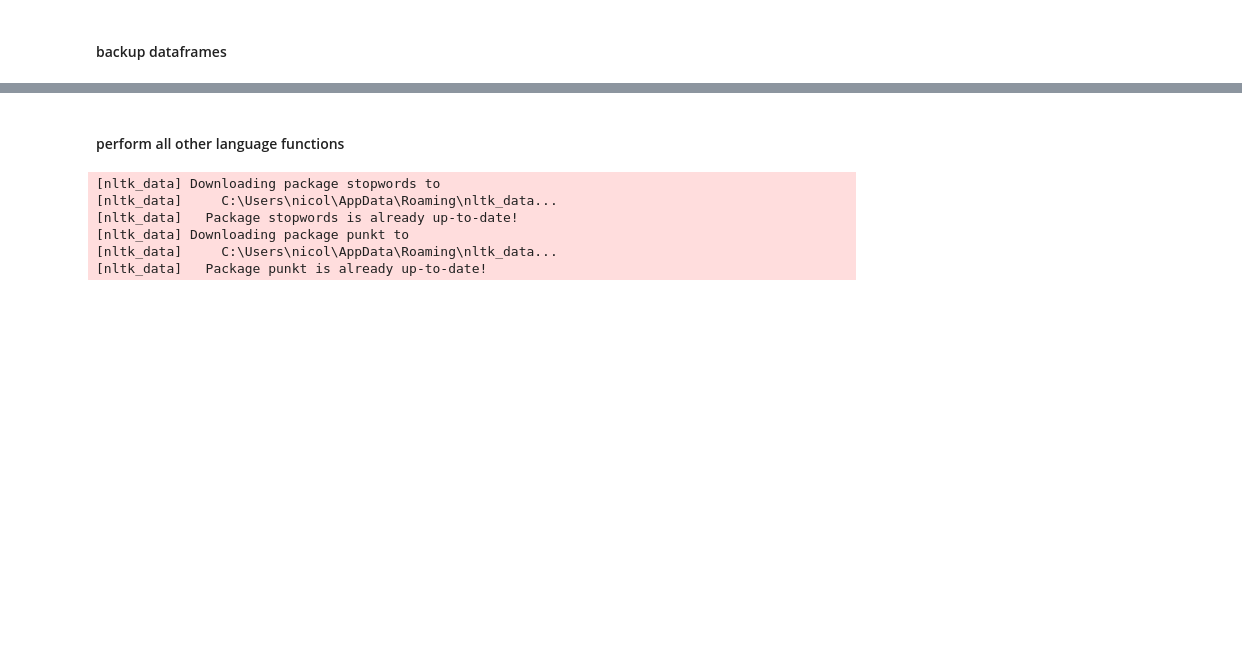
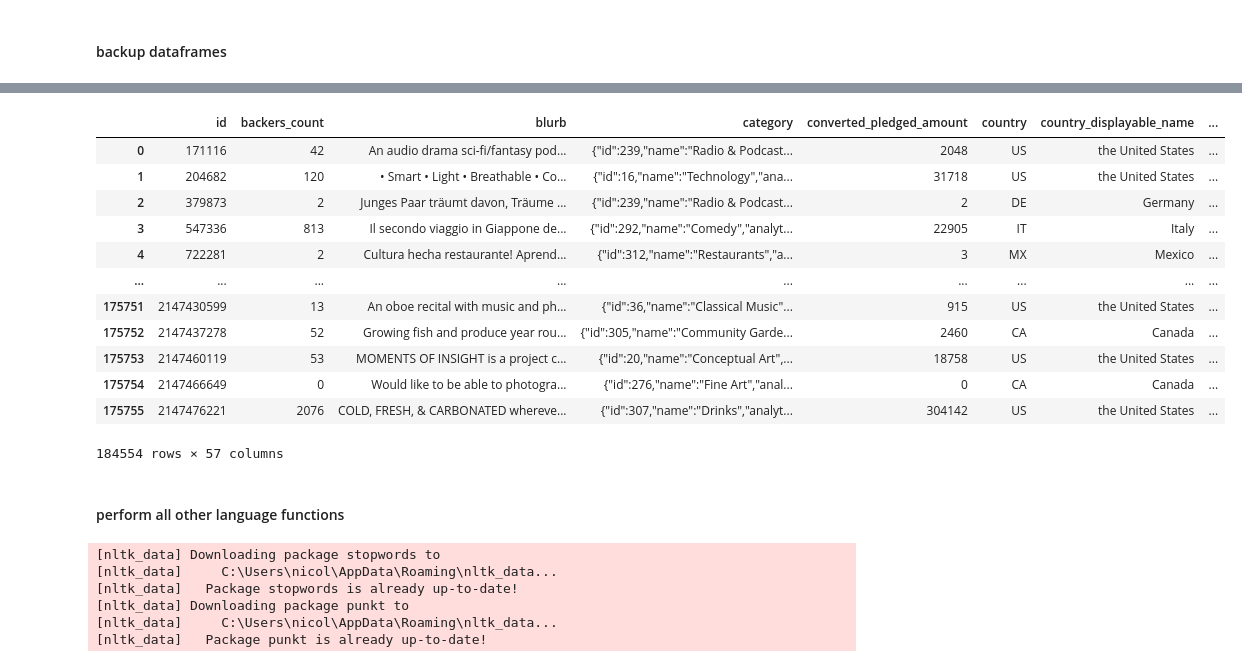
Before and after one commit to nicolerichter1989/kickstarter, a Jupyter notebook: kickstarter_project.ipynb, the cells around one changed output, grey strips where cells are left out. Drawn from its saved outputs; the diff is of its cells as text; code cells hidden in the pictures; blank space fills up the shorter version.

```diff
--- a/kickstarter_project.ipynb
+++ b/kickstarter_project.ipynb
@@ -296,0 +286,18 @@ df = pd.concat(map(pd.read_csv, ['translations_backup.csv', 'df_backup.csv']))
+# %%
+from src.language_functions import add_language_column
+
+add_language_column('name', df)
+# %% [output]
+|  | id | backers_count | blurb | category | converted_pledged_amount | country | country_displayable_name | ... |
+| 0 | 171116 | 42 | An audio drama sci-fi/fantasy pod... | {"id":239,"name":"Radio & Podcast... | 2048 | US | the United States | ... |
+| 1 | 204682 | 120 | • Smart • Light • Breathable • Co... | {"id":16,"name":"Technology","ana... | 31718 | US | the United States | ... |
+| 2 | 379873 | 2 | Junges Paar träumt davon, Träume ... | {"id":239,"name":"Radio & Podcast... | 2 | DE | Germany | ... |
+| 3 | 547336 | 813 | Il secondo viaggio in Giappone de... | {"id":292,"name":"Comedy","analyt... | 22905 | IT | Italy | ... |
+| 4 | 722281 | 2 | Cultura hecha restaurante! Aprend... | {"id":312,"name":"Restaurants","a... | 3 | MX | Mexico | ... |
+| ... | ... | ... | ... | ... | ... | ... | ... | ... |
+| 175751 | 2147430599 | 13 | An oboe recital with music and ph... | {"id":36,"name":"Classical Music"... | 915 | US | the United States | ... |
+| 175752 | 2147437278 | 52 | Growing fish and produce year rou... | {"id":305,"name":"Community Garde... | 2460 | CA | Canada | ... |
+| 175753 | 2147460119 | 53 | MOMENTS OF INSIGHT is a project c... | {"id":20,"name":"Conceptual Art",... | 18758 | US | the United States | ... |
+| 175754 | 2147466649 | 0 | Would like to be able to photogra... | {"id":276,"name":"Fine Art","anal... | 0 | CA | Canada | ... |
+| 175755 | 2147476221 | 2076 | COLD, FRESH, & CARBONATED whereve... | {"id":307,"name":"Drinks","analyt... | 304142 | US | the United States | ... |
+184554 rows × 57 columns
```
Also changed, not shown: parts of 23 cells of this notebook, 2 other files.
